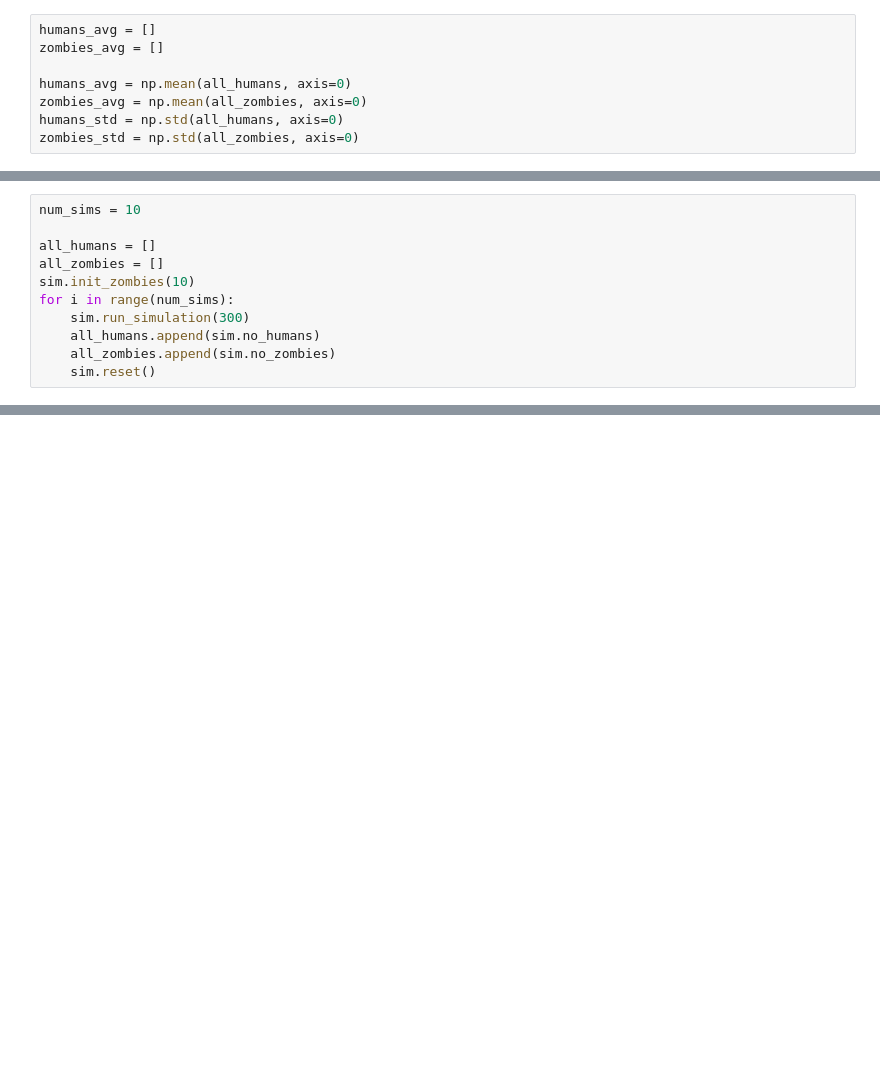
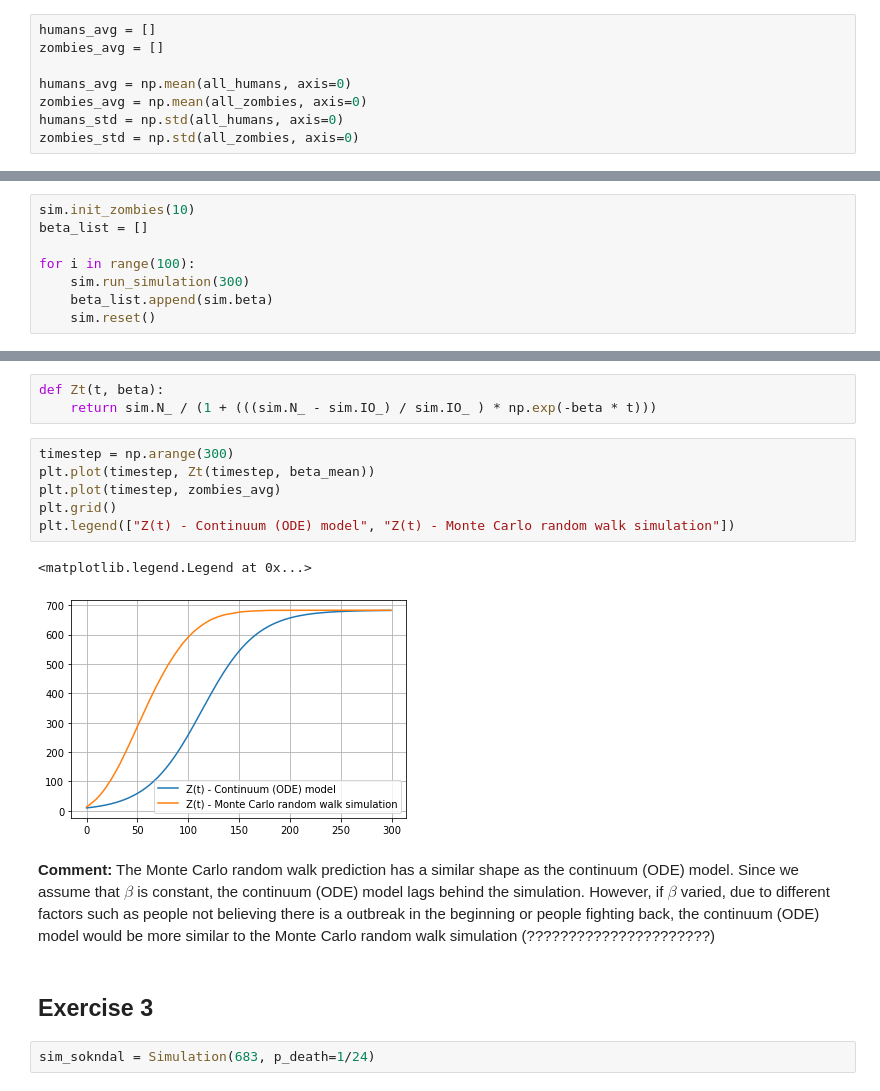
Before and after one commit to noafink1/MOD300Project3, a Jupyter notebook: Prosjekt3.ipynb, the cells around one changed output, grey strips where cells are left out. Drawn from its saved outputs; the diff is of its cells as text; blank space fills up the shorter version.

```diff
--- a/Prosjekt3.ipynb
+++ b/Prosjekt3.ipynb
@@ -56,11 +115,8 @@ Question 2
 # %%
-num_sims = 10
+sim.init_zombies(10)
+beta_list = []
 
-all_humans = []
-all_zombies = []
-sim.init_zombies(10)
-for i in range(num_sims):
+for i in range(100):
     sim.run_simulation(300)
-    all_humans.append(sim.no_humans)
-    all_zombies.append(sim.no_zombies)
+    beta_list.append(sim.beta)
     sim.reset()
@@ -85,0 +133,18 @@ plt.grid()
+# %%
+def Zt(t, beta):
+    return sim.N_ / (1 + (((sim.N_ - sim.IO_) / sim.IO_ ) * np.exp(-beta * t)))
+# %%
+timestep = np.arange(300)
+plt.plot(timestep, Zt(timestep, beta_mean))
+plt.plot(timestep, zombies_avg)
+plt.grid()
+plt.legend(["Z(t) - Continuum (ODE) model", "Z(t) - Monte Carlo random walk simulation"])
+# %% [output]
+<matplotlib.legend.Legend at 0x...>
+[figure, added]
+# %% [markdown]
+**Comment:** The Monte Carlo random walk prediction has a similar shape as the continuum (ODE) model. Since we assume that $ \beta $ is constant, the continuum (ODE) model lags behind the simulation. However, if $ \beta $ varied, due to different factors such as people not believing there is a outbreak in the beginning or people fighting back, the continuum (ODE) model would be more similar to the Monte Carlo random walk simulation (??????????????????????)
+# %% [markdown]
+## Exercise 3
+# %%
+sim_sokndal = Simulation(683, p_death=1/24)
```
Also changed, not shown: parts of 36 cells of this notebook, 3 other files.
